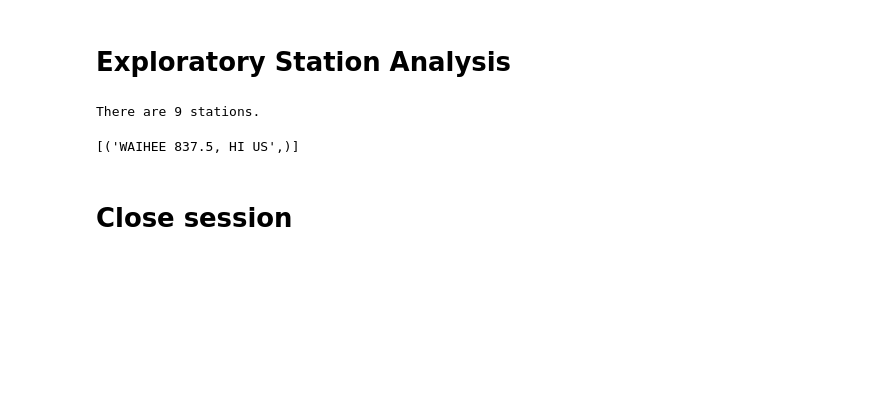
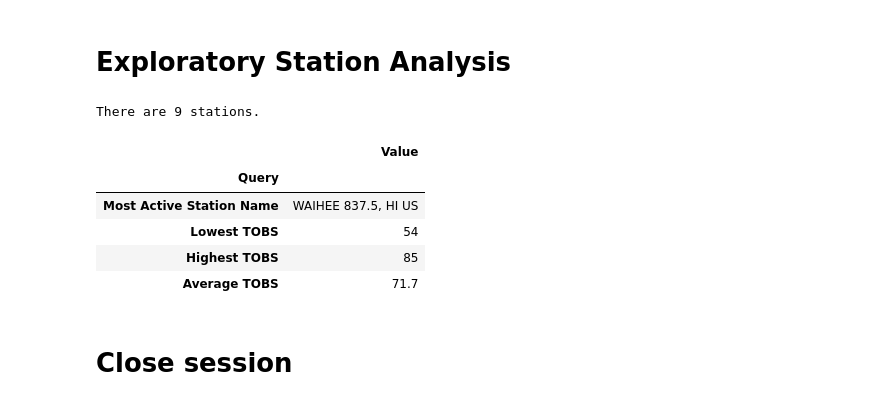
Before and after one commit to madisonfisher/sqlalchemy-challenge, a Jupyter notebook: climate.ipynb, the cells around one changed output. Drawn from its saved outputs; the diff is of its cells as text; code cells hidden in the pictures; blank space fills up the shorter version.

Commit message:
found data for the most active station and made dateframe of results

```diff
--- a/climate.ipynb
+++ b/climate.ipynb
@@ -144,14 +144,36 @@ station_count_data = session.query(Measurement.station, func.count(Measurement.s
 group_by(Measurement.station).\
 order_by(func.count(Measurement.station).desc()).all()
 station_count_df = pd.DataFrame(station_count_data, columns=['station ID', 'count of data'])
-# %%
-# Using the most active station id from the previous query, calculate the lowest, highest, and average temperature.
-most_active = station_count_df.iloc[0,:]
-most_active_ID = station_count_df.iloc[0,0]
-most_active_name = session.query(Station.name).filter(Station.station == most_active_ID).all()
-print(most_active_name)
-# %% [output]
-[('WAIHEE 837.5, HI US',)]
+# %%
+# Using the most active station id from the previous query, calculate the lowest, highest, and average temperature.
+most_active = station_count_df.iloc[0,:]
+most_active_ID = station_count_df.iloc[0,0]
+most_active_name = session.query(Station.name).filter(Station.station == most_active_ID).all()
+most_active_name_df = pd.DataFrame(most_active_name, columns=['name'])
+most_active_name = most_active_name_df.iloc[0,0]
+most_active_low = session.query(func.min(Measurement.tobs)).filter(Measurement.station == most_active_ID).all()
+most_active_low_df = pd.DataFrame(most_active_low, columns=['low'])
+most_active_low = most_active_low_df.iloc[0,0]
+most_active_high = session.query(func.max(Measurement.tobs)).filter(Measurement.station == most_active_ID).all()
+most_active_high_df = pd.DataFrame(most_active_high, columns=['low'])
+most_active_high = most_active_high_df.iloc[0,0]
+most_active_avg = session.query(func.avg(Measurement.tobs)).filter(Measurement.station == most_active_ID).all()
+most_active_avg_df = pd.DataFrame(most_active_avg, columns=['low'])
+most_active_avg = round(most_active_avg_df.iloc[0,0],1)
+#output
+most_active_results = pd.DataFrame({
+    "Query": ["Most Active Station Name", "Lowest TOBS", "Highest TOBS", "Average TOBS"],
+    "Value": [most_active_name, most_active_low, most_active_high, most_active_avg],
+})
+most_active_results.set_index('Query', inplace=True)
+most_active_results
+# %% [output]
+|  | Value |
+| Query |  |
+| Most Active Station Name | WAIHEE 837.5, HI US |
+| Lowest TOBS | 54 |
+| Highest TOBS | 85 |
+| Average TOBS | 71.7 |
 # %%
 # Using the most active station id
 # Query the last 12 months of temperature observation data for this station and plot the results as a histogram
```
